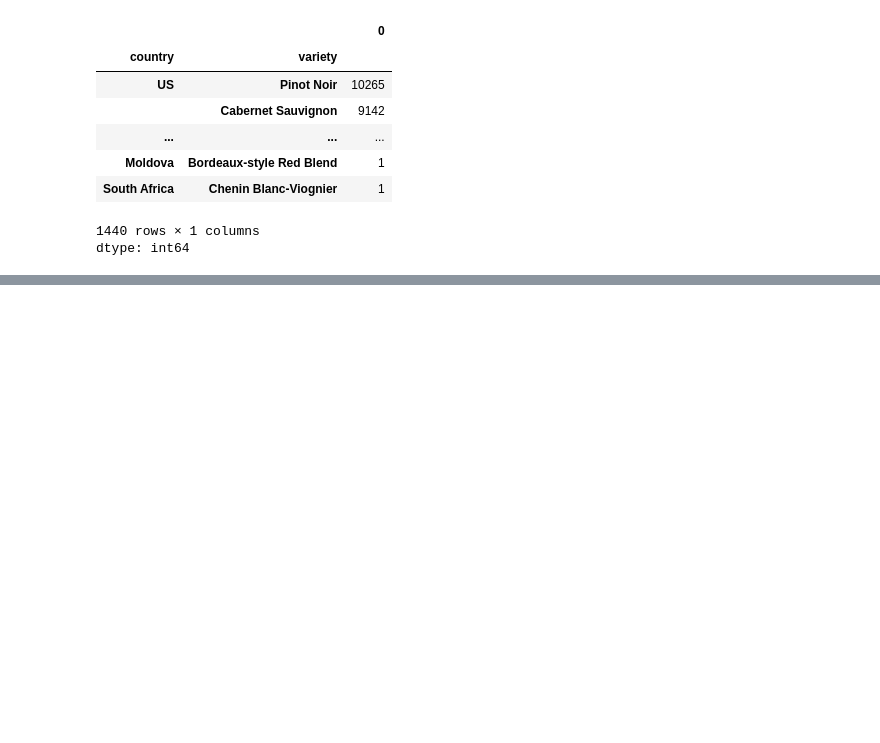
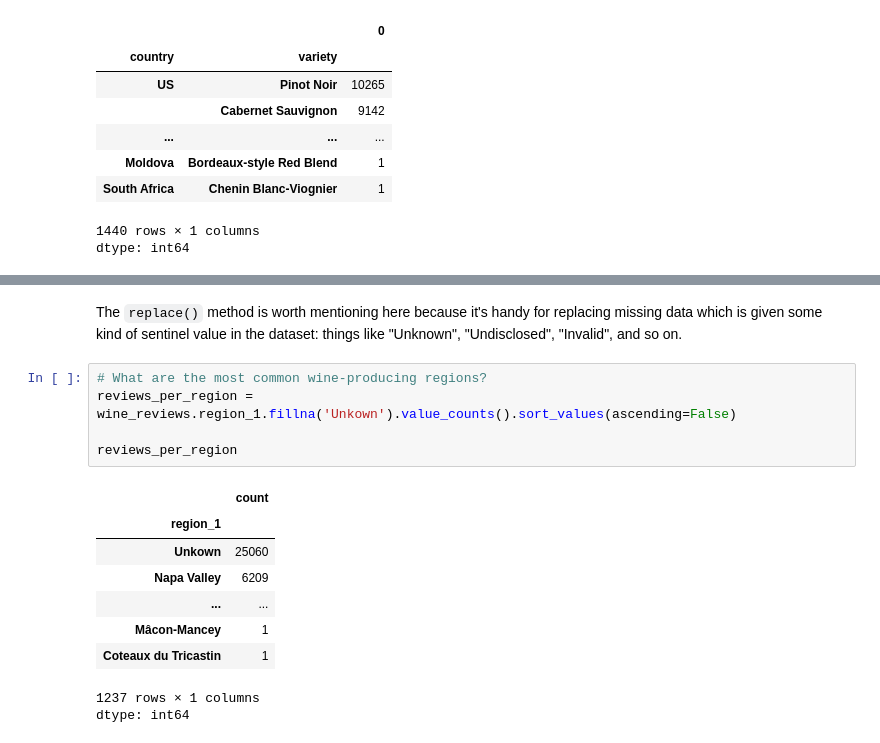
Before and after one commit to nachoacev/practice-data-science, a Jupyter notebook: PandasTutorial.ipynb, the cells around one changed output, grey strips where cells are left out. Drawn from its saved outputs; the diff is of its cells as text; blank space fills up the shorter version.

Commit message:
Added part of Data Types and Missing Values

```diff
--- a/PandasTutorial.ipynb
+++ b/PandasTutorial.ipynb
@@ -820,0 +925,17 @@ dtype: int64
+# %% [markdown]
+The `replace()` method is worth mentioning here because it's handy for replacing missing data which is given some kind of sentinel value in the dataset: things like "Unknown", "Undisclosed", "Invalid", and so on.
+# %%
+# What are the most common wine-producing regions?
+reviews_per_region = wine_reviews.region_1.fillna('Unkown').value_counts().sort_values(ascending=False)
+
+reviews_per_region
+# %% [output]
+|  | count |
+| region_1 |  |
+| Unkown | 25060 |
+| Napa Valley | 6209 |
+| ... | ... |
+| Mâcon-Mancey | 1 |
+| Coteaux du Tricastin | 1 |
+1237 rows × 1 columns
+dtype: int64
```
Also changed, not shown: parts of 16 cells of this notebook.
